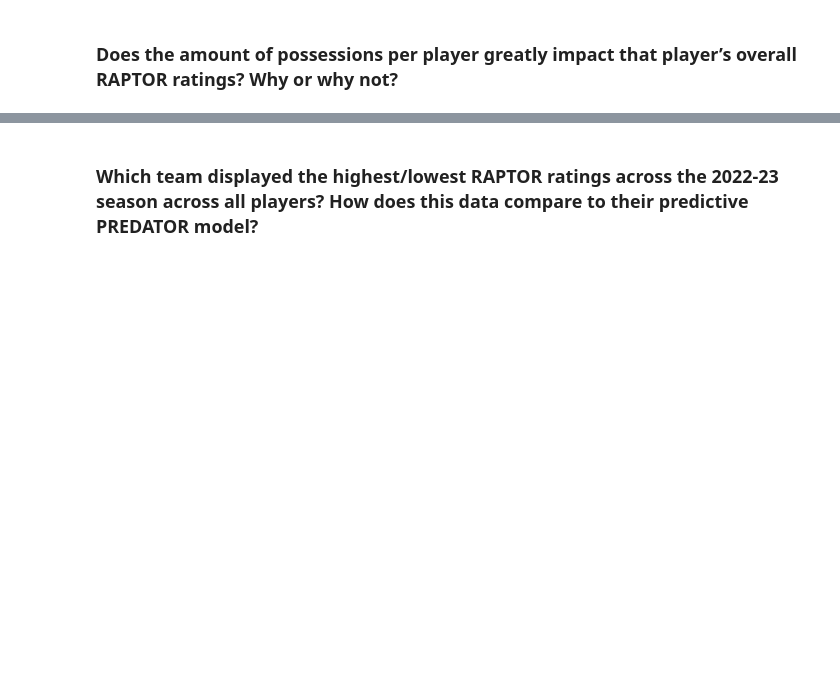
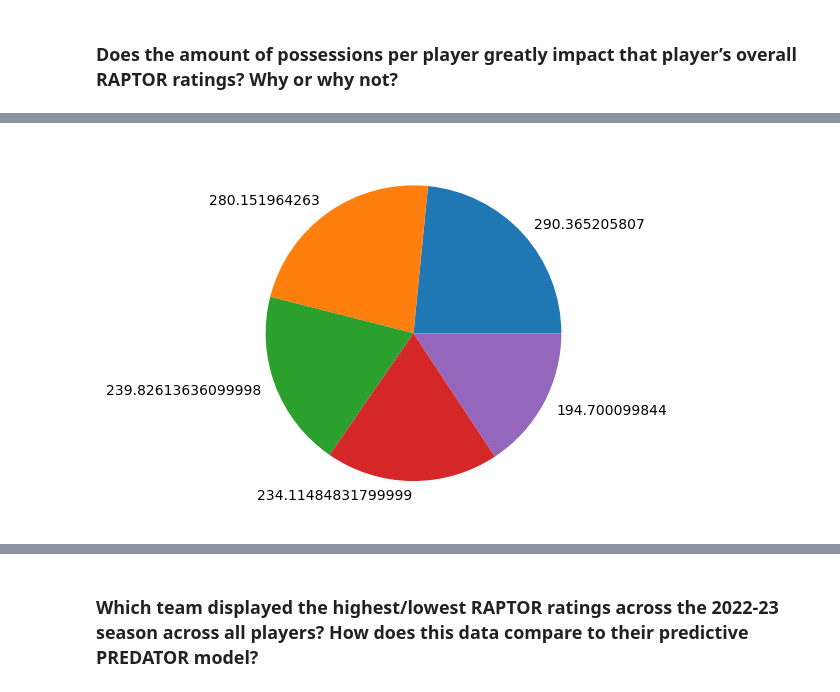
Before and after one commit to UzmaSayyeda/Project01, a Jupyter notebook: raptor_analysis_uzma.ipynb, the cells around one changed output, grey strips where cells are left out. Cells and saved outputs as stored; diff of their text form; code cells hidden in the pictures; blank space fills up the shorter version.

```diff
--- a/raptor_analysis_uzma.ipynb
+++ b/raptor_analysis_uzma.ipynb
@@ -102,0 +186,5 @@ plt.show()
+# %%
+plt.pie(raptor,labels=raptor)
+plt.show()
+# %% [output]
+[figure, added]
```
Also changed, not shown: parts of 23 cells of this notebook.
